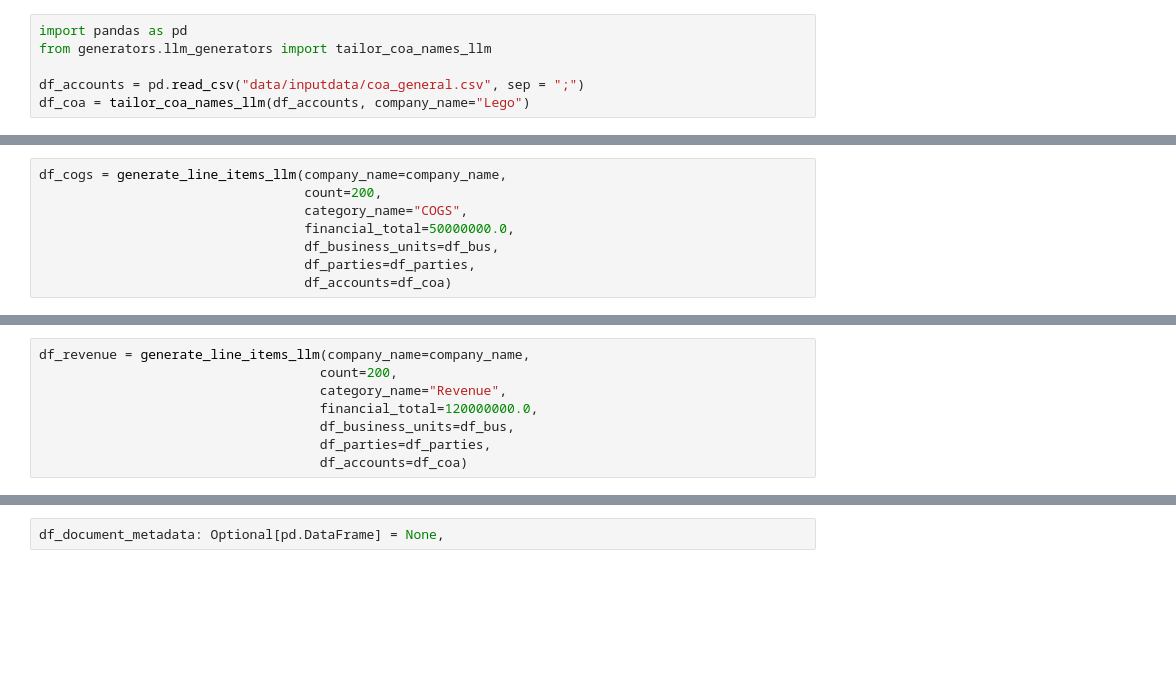
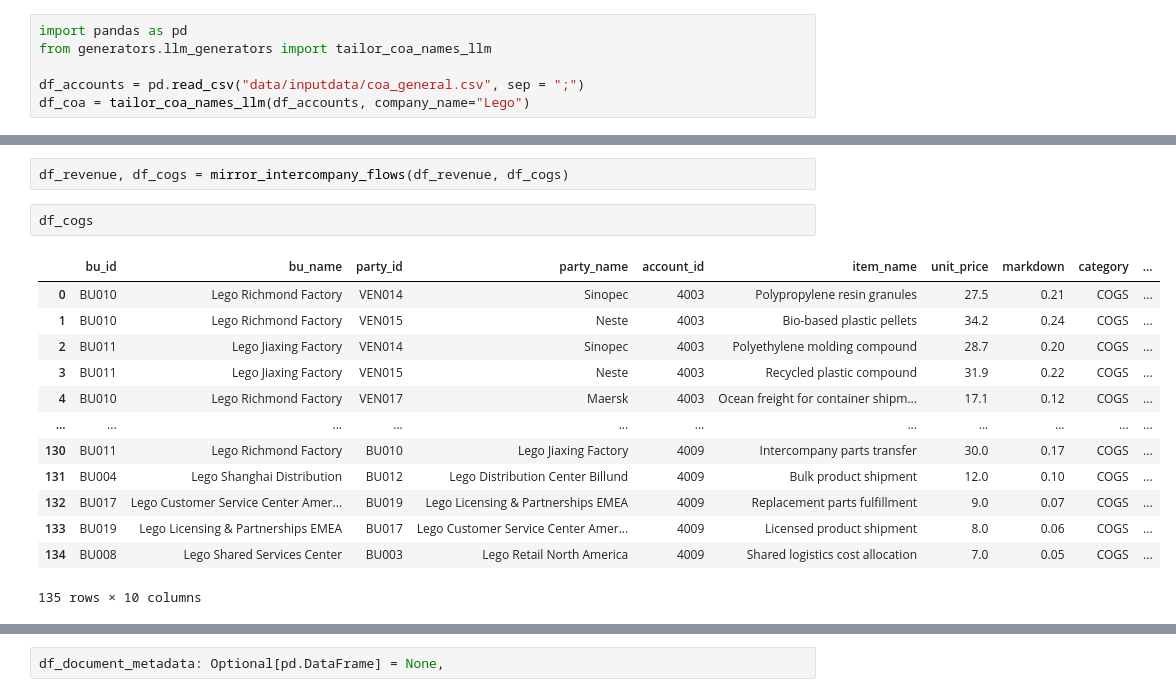
Before and after one commit to JBaltaMG/SynetheticDataGeneration, a Jupyter notebook: tester_items.ipynb, the cells around one changed output, grey strips where cells are left out. Drawn from its saved outputs; the diff is of its cells as text; blank space fills up the shorter version.

```diff
--- a/tester_items.ipynb
+++ b/tester_items.ipynb
@@ -266,8 +258,0 @@ df_parties = generate_parties(company_name=company_name, model="gpt-4.1", temp=0
-# %%
-df_cogs = generate_line_items_llm(company_name=company_name,
-                                  count=200,
-                                  category_name="COGS",
-                                  financial_total=50000000.0,
-                                  df_business_units=df_bus,
-                                  df_parties=df_parties,
-                                  df_accounts=df_coa)
@@ -282,8 +258,0 @@ df_ebit = generate_line_items_llm(company_name=company_name,
-# %%
-df_revenue = generate_line_items_llm(company_name=company_name,
-                                    count=200,
-                                    category_name="Revenue",
-                                    financial_total=120000000.0,
-                                    df_business_units=df_bus,
-                                    df_parties=df_parties,
-                                    df_accounts=df_coa)
@@ -313,0 +406,18 @@ df_balance
+# %%
+df_revenue, df_cogs = mirror_intercompany_flows(df_revenue, df_cogs)
+# %%
+df_cogs
+# %% [output]
+|  | bu_id | bu_name | party_id | party_name | account_id | item_name | unit_price | markdown | category | ... |
+| 0 | BU010 | Lego Richmond Factory | VEN014 | Sinopec | 4003 | Polypropylene resin granules | 27.5 | 0.21 | COGS | ... |
+| 1 | BU010 | Lego Richmond Factory | VEN015 | Neste | 4003 | Bio-based plastic pellets | 34.2 | 0.24 | COGS | ... |
+| 2 | BU011 | Lego Jiaxing Factory | VEN014 | Sinopec | 4003 | Polyethylene molding compound | 28.7 | 0.20 | COGS | ... |
+| 3 | BU011 | Lego Jiaxing Factory | VEN015 | Neste | 4003 | Recycled plastic compound | 31.9 | 0.22 | COGS | ... |
+| 4 | BU010 | Lego Richmond Factory | VEN017 | Maersk | 4003 | Ocean freight for container shipm... | 17.1 | 0.12 | COGS | ... |
+| ... | ... | ... | ... | ... | ... | ... | ... | ... | ... | ... |
+| 130 | BU011 | Lego Richmond Factory | BU010 | Lego Jiaxing Factory | 4009 | Intercompany parts transfer | 30.0 | 0.17 | COGS | ... |
+| 131 | BU004 | Lego Shanghai Distribution | BU012 | Lego Distribution Center Billund | 4009 | Bulk product shipment | 12.0 | 0.10 | COGS | ... |
+| 132 | BU017 | Lego Customer Service Center Amer... | BU019 | Lego Licensing & Partnerships EMEA | 4009 | Replacement parts fulfillment | 9.0 | 0.07 | COGS | ... |
+| 133 | BU019 | Lego Licensing & Partnerships EMEA | BU017 | Lego Customer Service Center Amer... | 4009 | Licensed product shipment | 8.0 | 0.06 | COGS | ... |
+| 134 | BU008 | Lego Shared Services Center | BU003 | Lego Retail North America | 4009 | Shared logistics cost allocation | 7.0 | 0.05 | COGS | ... |
+135 rows × 10 columns
```
Also changed, not shown: parts of 69 cells of this notebook, 17 other files.
